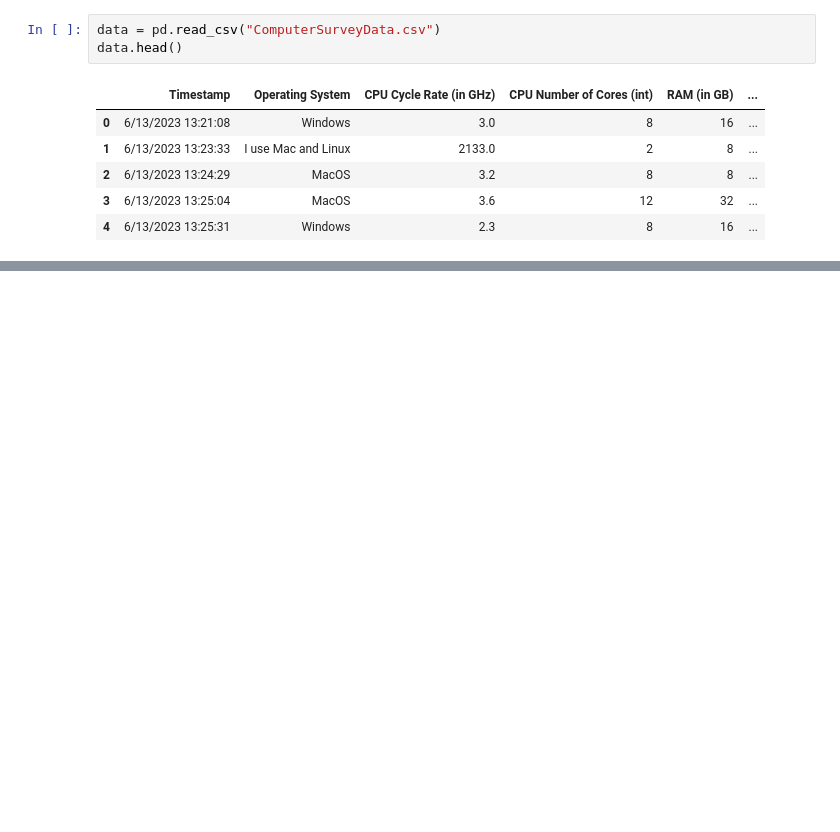
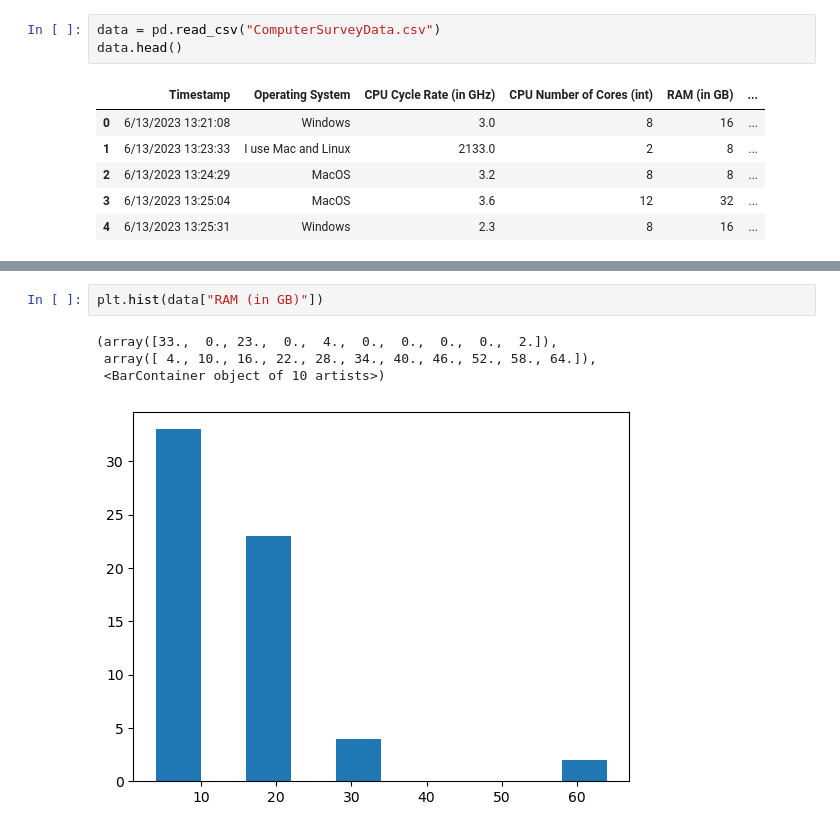
Before and after one commit to LukeRohlwing/OrientationPython, a Jupyter notebook: ComputerSurveyAnalysis.ipynb, the cells around one changed output, grey strips where cells are left out. Cells and saved outputs as stored; diff of their text form; blank space fills up the shorter version.

```diff
--- a/ComputerSurveyAnalysis.ipynb
+++ b/ComputerSurveyAnalysis.ipynb
@@ -14,0 +38,7 @@ data.head()
+# %%
+plt.hist(data["RAM (in GB)"])
+# %% [output]
+(array([33.,  0., 23.,  0.,  4.,  0.,  0.,  0.,  0.,  2.]),
+ array([ 4., 10., 16., 22., 28., 34., 40., 46., 52., 58., 64.]),
+ <BarContainer object of 10 artists>)
+[figure, added]
```
Also changed, not shown: parts of 4 cells of this notebook, 2 other files.
